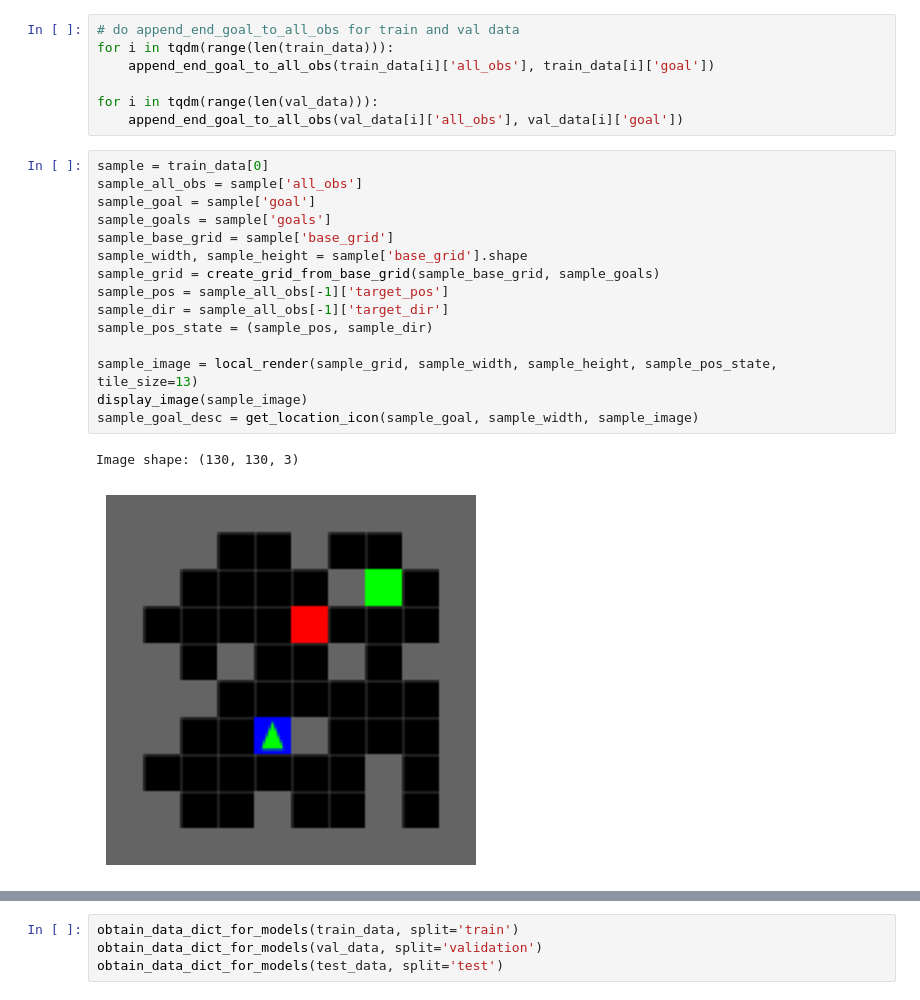
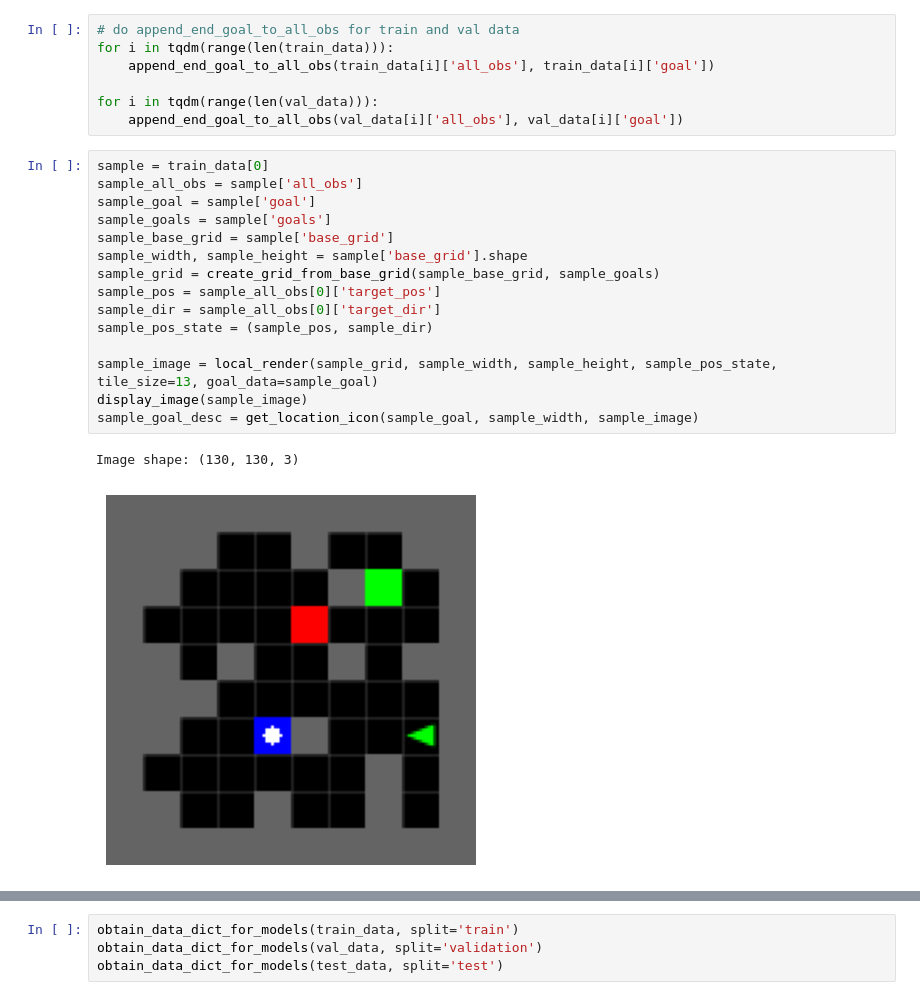
Before and after one commit to chen-yuan-zhang/new_multi_grid, a Jupyter notebook: neuro_predictor_training/data_gen.ipynb, the cells around one changed output, grey strips where cells are left out. Drawn from its saved outputs; the diff is of its cells as text.

```diff
--- a/neuro_predictor_training/data_gen.ipynb
+++ b/neuro_predictor_training/data_gen.ipynb
@@ -156,21 +161,21 @@ for i in tqdm(range(len(val_data))):
 # %%
 sample = train_data[0]
 sample_all_obs = sample['all_obs']
 sample_goal = sample['goal']
 sample_goals = sample['goals']
 sample_base_grid = sample['base_grid']
 sample_width, sample_height = sample['base_grid'].shape
 sample_grid = create_grid_from_base_grid(sample_base_grid, sample_goals)
-sample_pos = sample_all_obs[-1]['target_pos']
-sample_dir = sample_all_obs[-1]['target_dir']
+sample_pos = sample_all_obs[0]['target_pos']
+sample_dir = sample_all_obs[0]['target_dir']
 sample_pos_state = (sample_pos, sample_dir)
 
-sample_image = local_render(sample_grid, sample_width, sample_height, sample_pos_state, tile_size=13)
+sample_image = local_render(sample_grid, sample_width, sample_height, sample_pos_state, tile_size=13, goal_data=sample_goal)
 display_image(sample_image)
 sample_goal_desc = get_location_icon(sample_goal, sample_width, sample_image)
 # %% [output]
 Image shape: (130, 130, 3)
-[figure, old version]
+[figure, new version]
 # %%
 display_image(sample_goal_desc)
 # %% [output]
```
Also changed, not shown: parts of 8 cells of this notebook, 5 other files.
